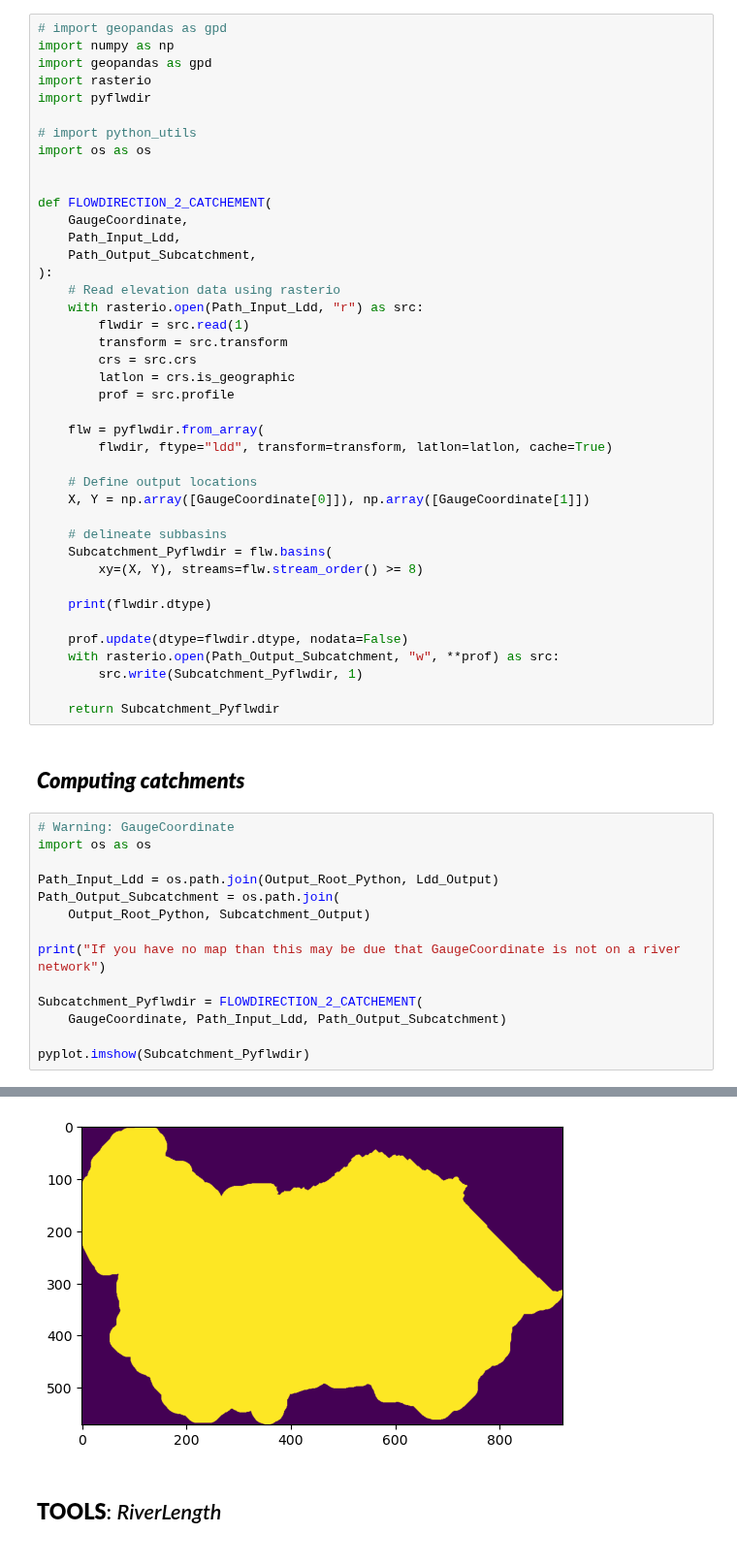
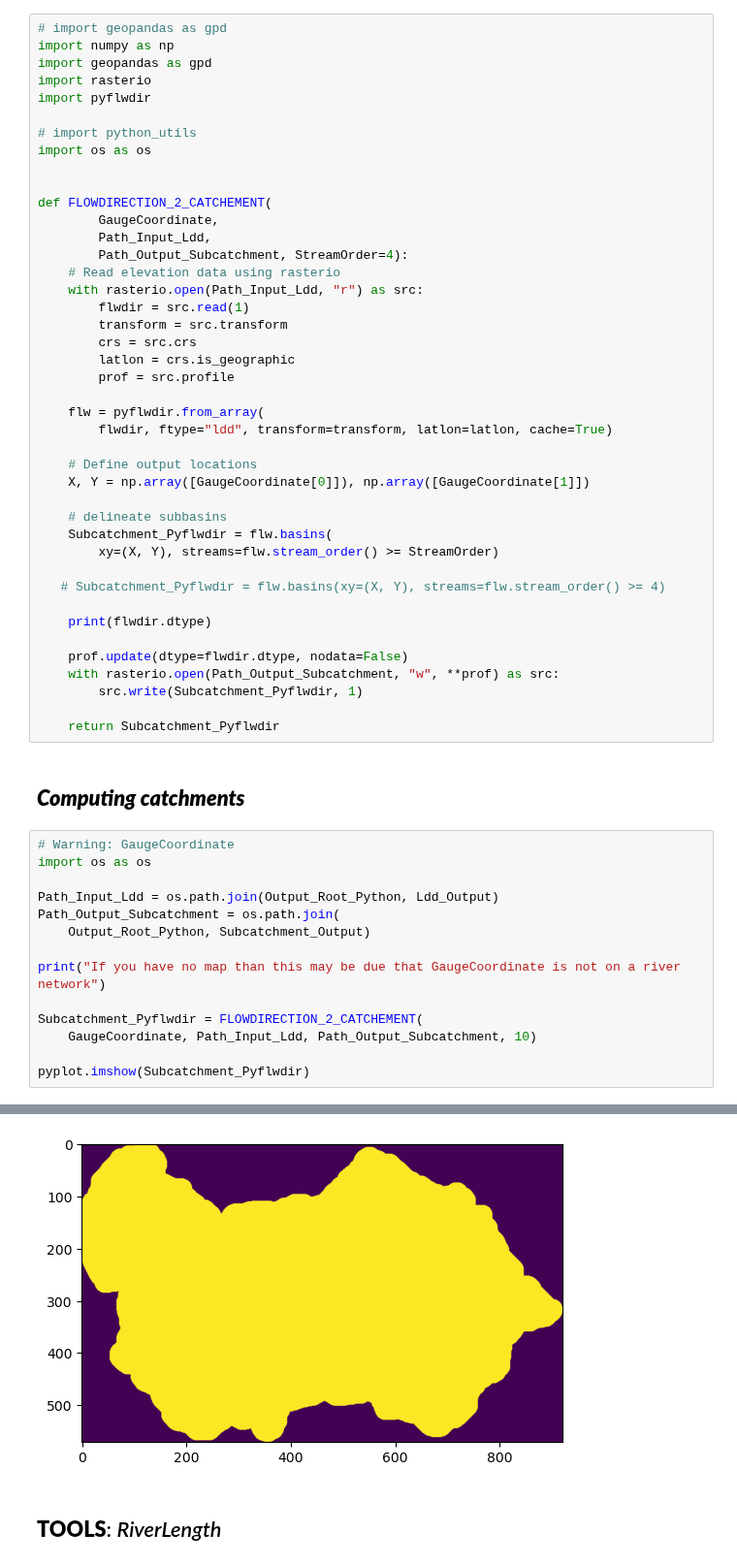
Before and after one commit to AquaPore/WflowRaster.jl, a Jupyter notebook: src/Python/Python_Pyflwdir_Wflow.ipynb, the cells around one changed output, grey strips where cells are left out. Shown at 97% size. Saved outputs shown, nothing was run; the diff lists cells and outputs as text.

```diff
--- a/src/Python/Python_Pyflwdir_Wflow.ipynb
+++ b/src/Python/Python_Pyflwdir_Wflow.ipynb
@@ -451,10 +604,9 @@ import os as os
 
 
 def FLOWDIRECTION_2_CATCHEMENT(
-    GaugeCoordinate,
-    Path_Input_Ldd,
-    Path_Output_Subcatchment,
-):
+        GaugeCoordinate,
+        Path_Input_Ldd,
+        Path_Output_Subcatchment, StreamOrder=4):
     # Read elevation data using rasterio
     with rasterio.open(Path_Input_Ldd, "r") as src:
         flwdir = src.read(1)
@@ -471,7 +623,9 @@ def FLOWDIRECTION_2_CATCHEMENT(
 
     # delineate subbasins
     Subcatchment_Pyflwdir = flw.basins(
-        xy=(X, Y), streams=flw.stream_order() >= 8)
+        xy=(X, Y), streams=flw.stream_order() >= StreamOrder)
+
+   # Subcatchment_Pyflwdir = flw.basins(xy=(X, Y), streams=flw.stream_order() >= 4)
 
     print(flwdir.dtype)
 
@@ -485,22 +639,22 @@ def FLOWDIRECTION_2_CATCHEMENT(
 # %%
 # Warning: GaugeCoordinate
 import os as os
 
 Path_Input_Ldd = os.path.join(Output_Root_Python, Ldd_Output)
 Path_Output_Subcatchment = os.path.join(
     Output_Root_Python, Subcatchment_Output)
 
 print("If you have no map than this may be due that GaugeCoordinate is not on a river network")
 
 Subcatchment_Pyflwdir = FLOWDIRECTION_2_CATCHEMENT(
-    GaugeCoordinate, Path_Input_Ldd, Path_Output_Subcatchment)
+    GaugeCoordinate, Path_Input_Ldd, Path_Output_Subcatchment, 10)
 
 pyplot.imshow(Subcatchment_Pyflwdir)
 # %% [output]
 If you have no map than this may be due that GaugeCoordinate is not on a river network
 uint8
 <matplotlib.image.AxesImage at 0x...>
-[figure, old version]
+[figure, new version]
 # %% [markdown]
 ## **TOOLS**: *RiverLength*
 # %%
```
Also changed, not shown: parts of 17 cells of this notebook.
